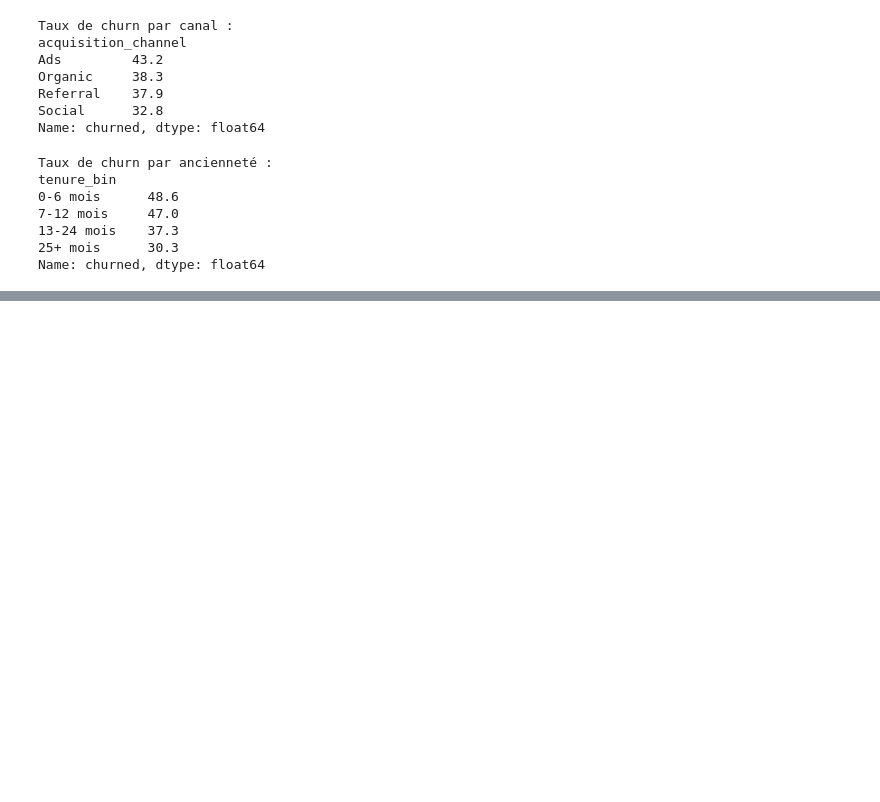
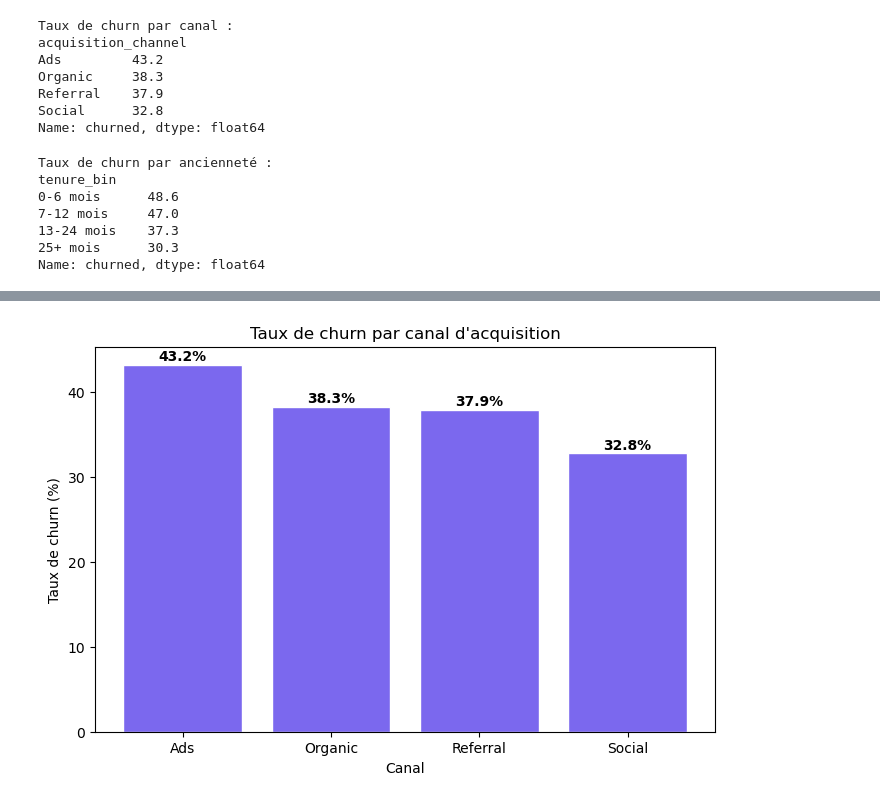
Before and after one commit to bengalybakary225/-analyse_fluxapp, a Jupyter notebook: analyse_fluxapp.ipynb, the cells around one changed output, grey strips where cells are left out. Cells and saved outputs as stored; diff of their text form; code cells hidden in the pictures; blank space fills up the shorter version.

```diff
--- a/analyse_fluxapp.ipynb
+++ b/analyse_fluxapp.ipynb
@@ -142,0 +170,13 @@ Name: churned, dtype: float64
+# %%
+churn_par_canal = (df.groupby('acquisition_channel')['churned'].mean() * 100).round(1)
+
+plt.figure(figsize=(8, 5))
+plt.bar(churn_par_canal.index, churn_par_canal.values, color='#7B68EE', edgecolor='white')
+plt.title("Taux de churn par canal d'acquisition")
+plt.xlabel("Canal")
+plt.ylabel("Taux de churn (%)")
+for i, val in enumerate(churn_par_canal.values):
+    plt.text(i, val + 0.5, f"{val}%", ha='center', fontweight='bold')
+plt.show()
+# %% [output]
+[figure, added]
```
Also changed, not shown: parts of 6 cells of this notebook, 1 other file.
